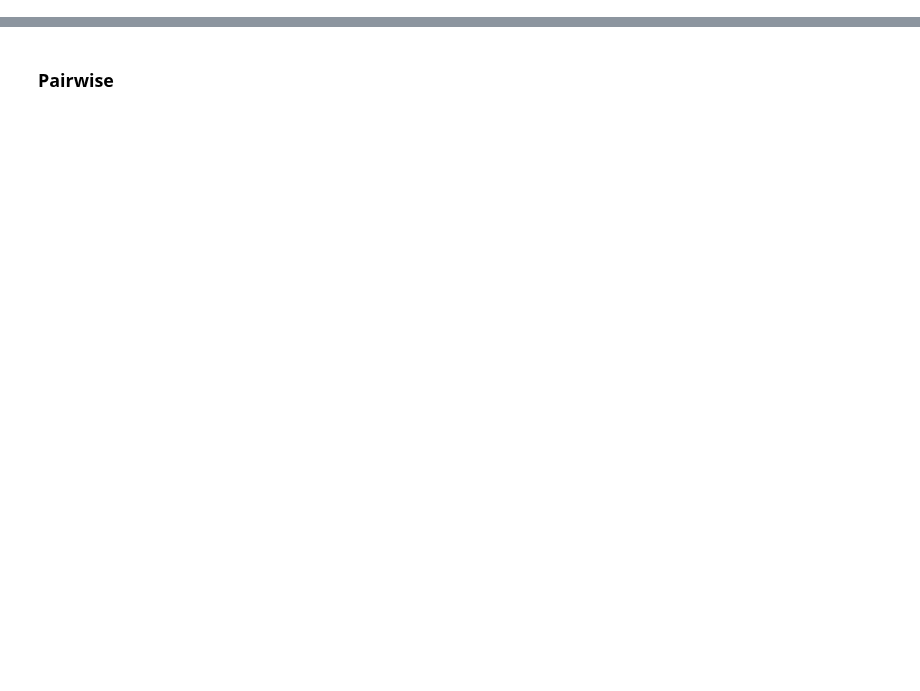
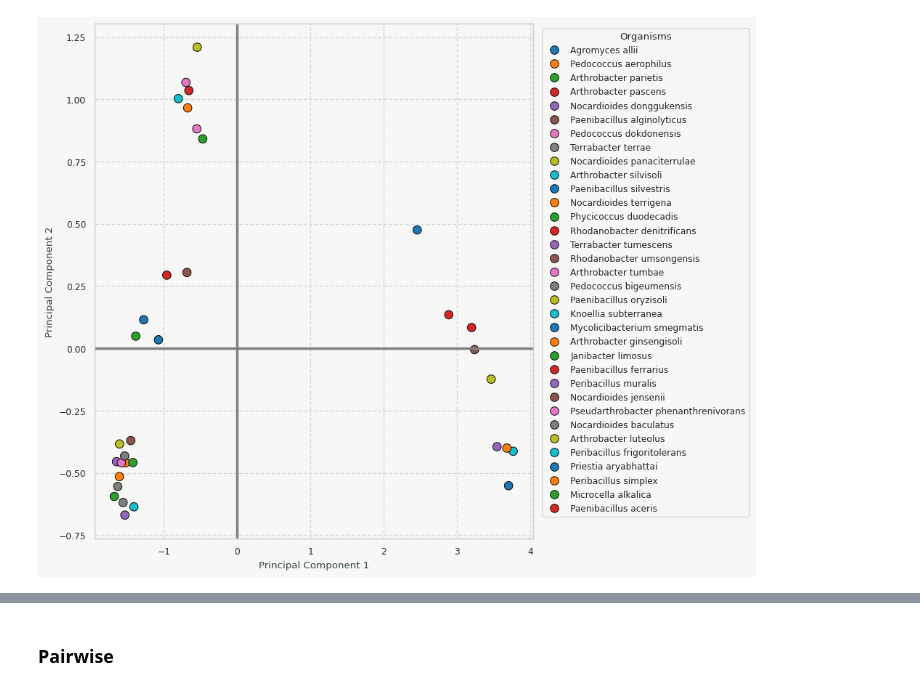
Before and after one commit to morikab/DCUB, a Jupyter notebook: analysis_arabidopsis.ipynb, the cells around one changed output, grey strips where cells are left out. Drawn from its saved outputs; the diff is of its cells as text; code cells hidden in the pictures; blank space fills up the shorter version.

```diff
--- a/analysis_arabidopsis.ipynb
+++ b/analysis_arabidopsis.ipynb
@@ -374,0 +401,67 @@ plt.show()
+# %%
+import pandas as pd
+import matplotlib.pyplot as plt
+import seaborn as sns
+from sklearn.decomposition import PCA
+
+# Assume df is your dataframe: rows = organisms, columns = CAI weights, index = organism names
+df = arabidopsis_cai_weights
+# PCA transformation
+pca = PCA(n_components=2)
+X_pca = pca.fit_transform(df.values)
+
+# Prepare DataFrame for plotting
+pca_df = pd.DataFrame({
+    'PC1': X_pca[:, 0],
+    'PC2': X_pca[:, 1],
+    'organism': df.index
+})
+
+# Color definitions
+bg_color = '#f7f8f5'
+
+sns.set(style="whitegrid", context="paper")
+plt.figure(figsize=(10,8))
+ax = plt.gca()
+
+# Set unified background for plot and legend
+plt.gcf().patch.set_facecolor(bg_color)
+ax.set_facecolor(bg_color)
+
+# Draw grid
+ax.grid(True, which='both', color='#d4dadb', linestyle='--', linewidth=1)
+
+# Draw bold x and y axes lines (centered at 0)
+ax.axhline(0, color='grey', linewidth=2.5)  # bold y=0 line
+ax.axvline(0, color='grey', linewidth=2.5)  # bold x=0 line
+
+sns.scatterplot(
+    data=pca_df,
+    x='PC1',
+    y='PC2',
+    s=70,
+    edgecolor='black',
+    hue='organism',
+    palette='tab10',
+    legend='full'
+)
+
+plt.xlabel("Principal Component 1", color='#324148')
+plt.ylabel("Principal Component 2", color='#324148')
+# plt.title("PCA of CAI Weights Across Organisms", fontweight='bold', fontsize=13 ,color='#324148')
+
+# Customize legend to use same background
+leg = plt.legend(
+    bbox_to_anchor=(1.01, 1),
+    loc='upper left',
+    title='Organisms',
+    frameon=True
+)
+frame = leg.get_frame()
+frame.set_facecolor(bg_color)
+frame.set_edgecolor('#cccccc')
+
+plt.tight_layout()
+plt.show()
+# %% [output]
+[figure, added]
```
Also changed, not shown: parts of 29 cells of this notebook, 4 other files.
